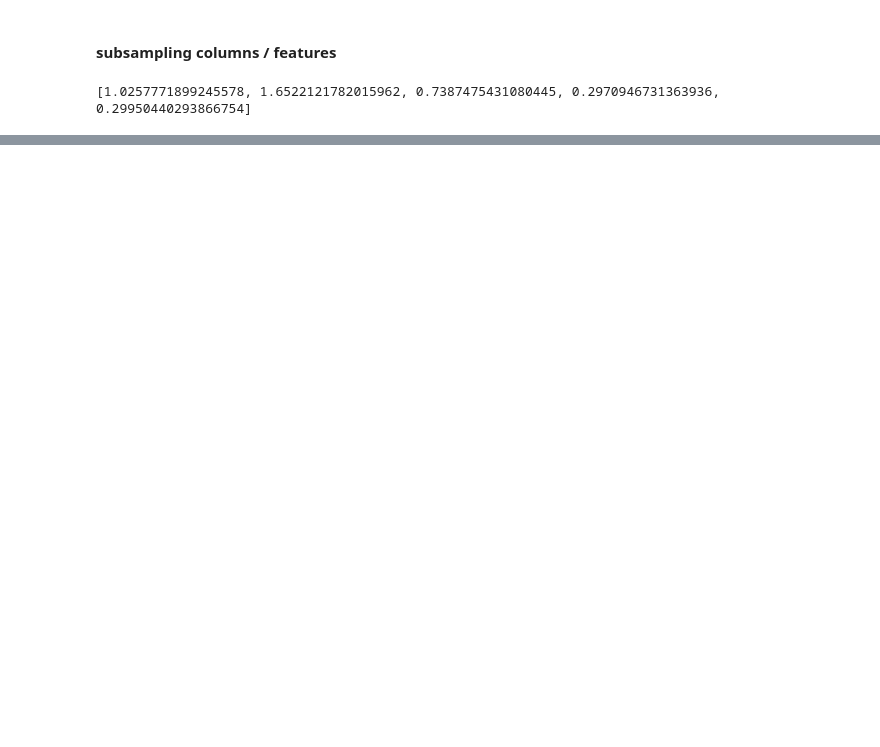
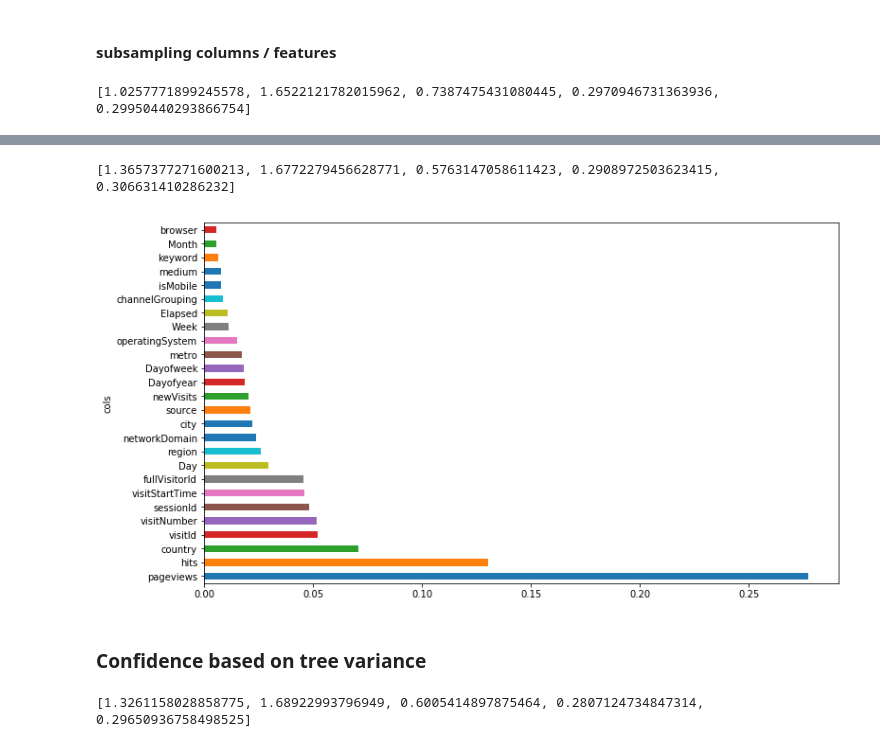
Before and after one commit to vandosant/fastai, a Jupyter notebook: courses/ml1/kaggle-ga-customer-revenue-prediction.ipynb, the cells around one changed output, grey strips where cells are left out. Drawn from its saved outputs; the diff is of its cells as text; code cells hidden in the pictures; blank space fills up the shorter version.

```diff
--- a/courses/ml1/kaggle-ga-customer-revenue-prediction.ipynb
+++ b/courses/ml1/kaggle-ga-customer-revenue-prediction.ipynb
@@ -498,0 +553,14 @@ print_score(m)
+# %%
+m = RandomForestRegressor(n_estimators=60, min_samples_leaf=7, max_features=0.5,
+                          n_jobs=-1, oob_score=True)
+m.fit(X_train, y_train)
+print_score(m)
+# %% [output]
+[1.3657377271600213, 1.6772279456628771, 0.5763147058611423, 0.2908972503623415, 0.306631410286232]
+# %%
+fi = rf_feat_importance(m, df_keep)
+plot_fi(fi);
+# %% [output]
+[figure, added]
+# %% [markdown]
+### Confidence based on tree variance
@@ -498,0 +569,6 @@ print_score(m)
+# %%
+m = RandomForestRegressor(n_estimators=40, min_samples_leaf=3, max_features=0.5, n_jobs=-1, oob_score=True)
+m.fit(X_train, y_train)
+print_score(m)
+# %% [output]
+[1.3261158028858775, 1.68922993796949, 0.6005414897875464, 0.2807124734847314, 0.29650936758498525]
```
Also changed, not shown: parts of 37 cells of this notebook.
